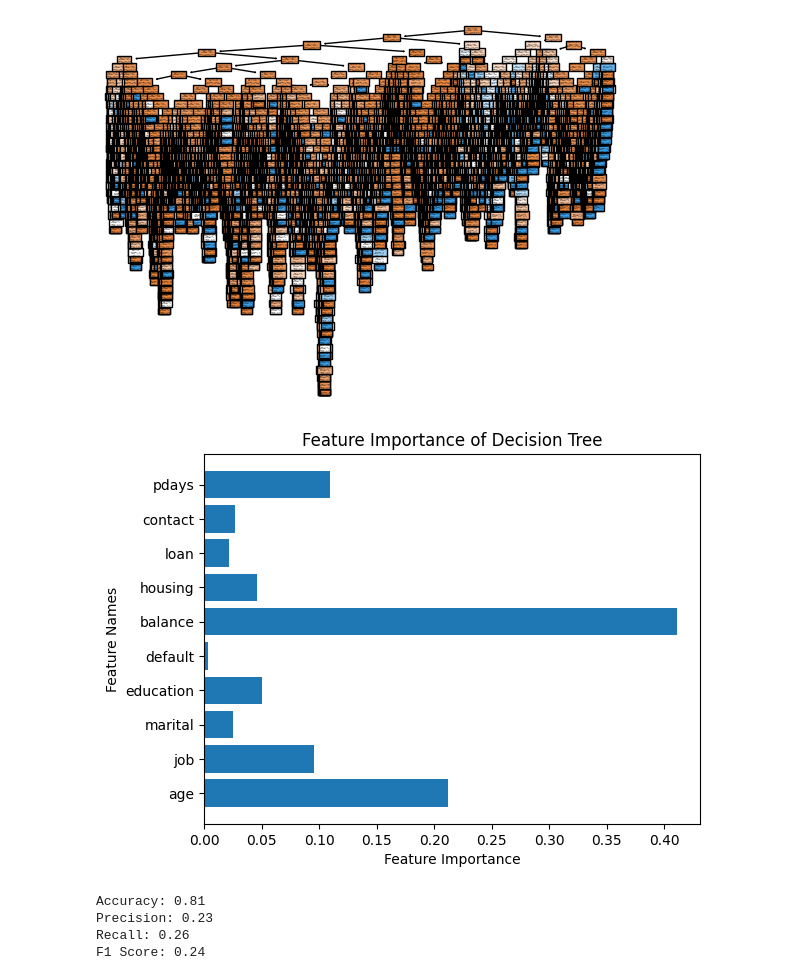
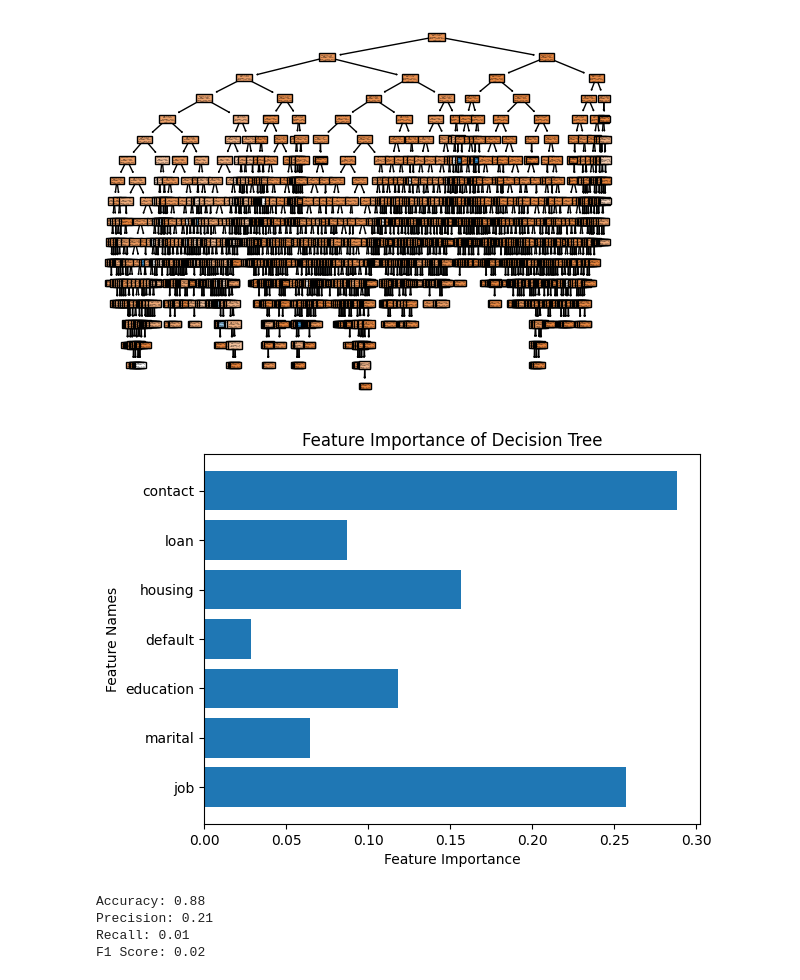
Before and after one commit to deathbuycactus/deathbuycactus.github.io, a Jupyter notebook: week6-assignment.ipynb, the cells around one changed output. Drawn from its saved outputs; the diff is of its cells as text; code cells hidden in the pictures.

```diff
--- a/week6-assignment.ipynb
+++ b/week6-assignment.ipynb
@@ -30,35 +28,35 @@ from sklearn.tree import DecisionTreeClassifier, export_text, plot_tree
 from sklearn.preprocessing import LabelEncoder
 from sklearn.model_selection import train_test_split
 
 # Label Encoding for categorical variables
 labelencoder = LabelEncoder()
 bankdata['job'] = labelencoder.fit_transform(bankdata['job'])
 bankdata['marital'] = labelencoder.fit_transform(bankdata['marital'])
 bankdata['education'] = labelencoder.fit_transform(bankdata['education'])
 bankdata['default'] = labelencoder.fit_transform(bankdata['default'])
 bankdata['housing'] = labelencoder.fit_transform(bankdata['housing'])
 bankdata['loan'] = labelencoder.fit_transform(bankdata['loan'])
 bankdata['contact'] = labelencoder.fit_transform(bankdata['contact'])
 
 bankdata['y'] = labelencoder.fit_transform(bankdata['y'])
 
 # Split the data
-X = bankdata[['age','job','marital','education','default','balance','housing','loan','contact','pdays']]
+X = bankdata[['job', 'marital', 'education','default','housing','loan','contact']]
 y = bankdata['y']
 X_train, X_test, y_train, y_test = train_test_split(X, y, test_size=0.3, random_state=42)
 
 # Create Decision Tree classifer object
 # clf = DecisionTreeClassifier(max_depth=3) for a simpler more direct decision tree
 clf = DecisionTreeClassifier() # extremely compelex and unreadable, most data to analyze for where to start with feature importance
 
 # Train Decision Tree Classifer
 clf = clf.fit(X_train,y_train)
 
 # Visualize the tree
 plot_tree(clf, feature_names=X.columns.tolist(), class_names=['No', 'Yes'], filled=True)
 plt.show()
 # %% [output]
-[figure, old version]
+[figure, new version]
 # %%
 import matplotlib.pyplot as plt
 # Shows importance of decision tree features, most useful when decision tree is broadest (no classifier argument)
@@ -70,10 +68,8 @@ plt.xlabel('Feature Importance')
 plt.ylabel('Feature Names')
 plt.title('Feature Importance of Decision Tree')
 plt.show()
-
-# Features to keep: pdays, housing, balance, job, and age
 # %% [output]
-[figure, old version]
+[figure, new version]
 # %%
 from sklearn.metrics import accuracy_score, precision_score, recall_score, f1_score
 
@@ -96,7 +92,7 @@ print(f"Recall: {recall:.2f}")
 f1 = f1_score(y_test, y_pred)
 print(f"F1 Score: {f1:.2f}")
 # %% [output]
-Accuracy: 0.81
-Precision: 0.23
-Recall: 0.26
-F1 Score: 0.24
+Accuracy: 0.88
+Precision: 0.21
+Recall: 0.01
+F1 Score: 0.02
```
Also changed, not shown: parts of 5 cells of this notebook.
